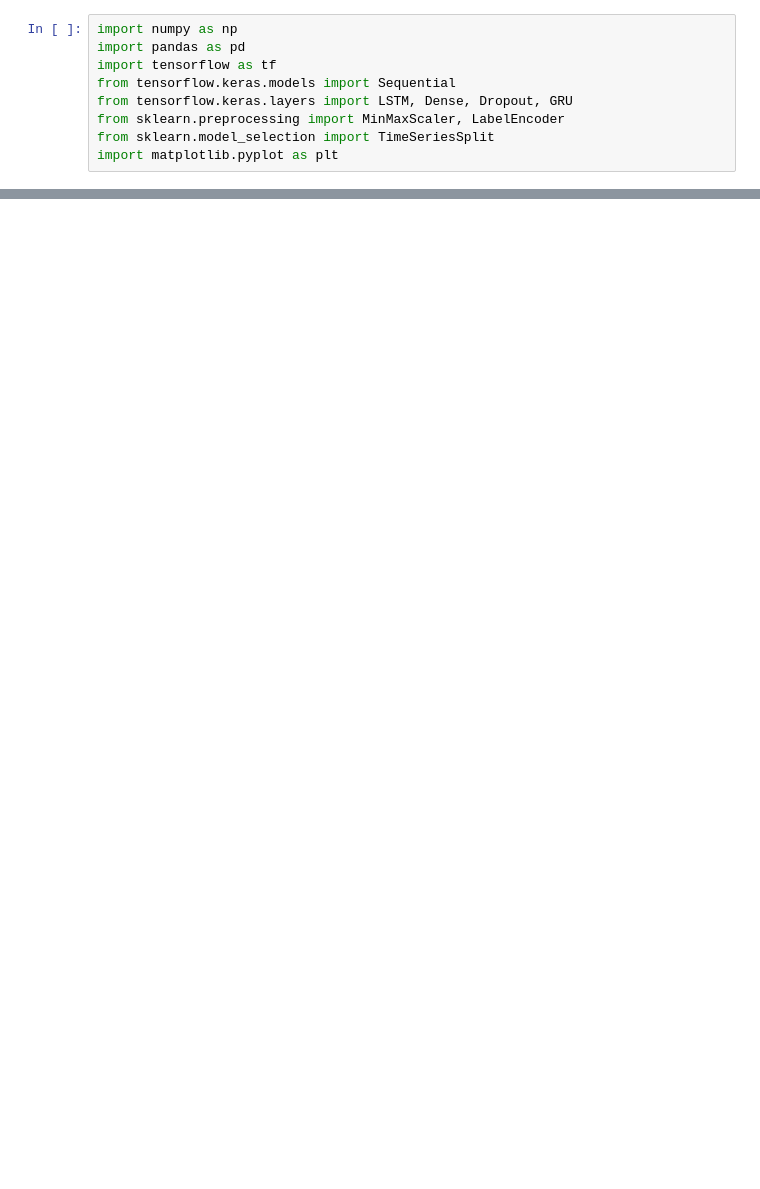
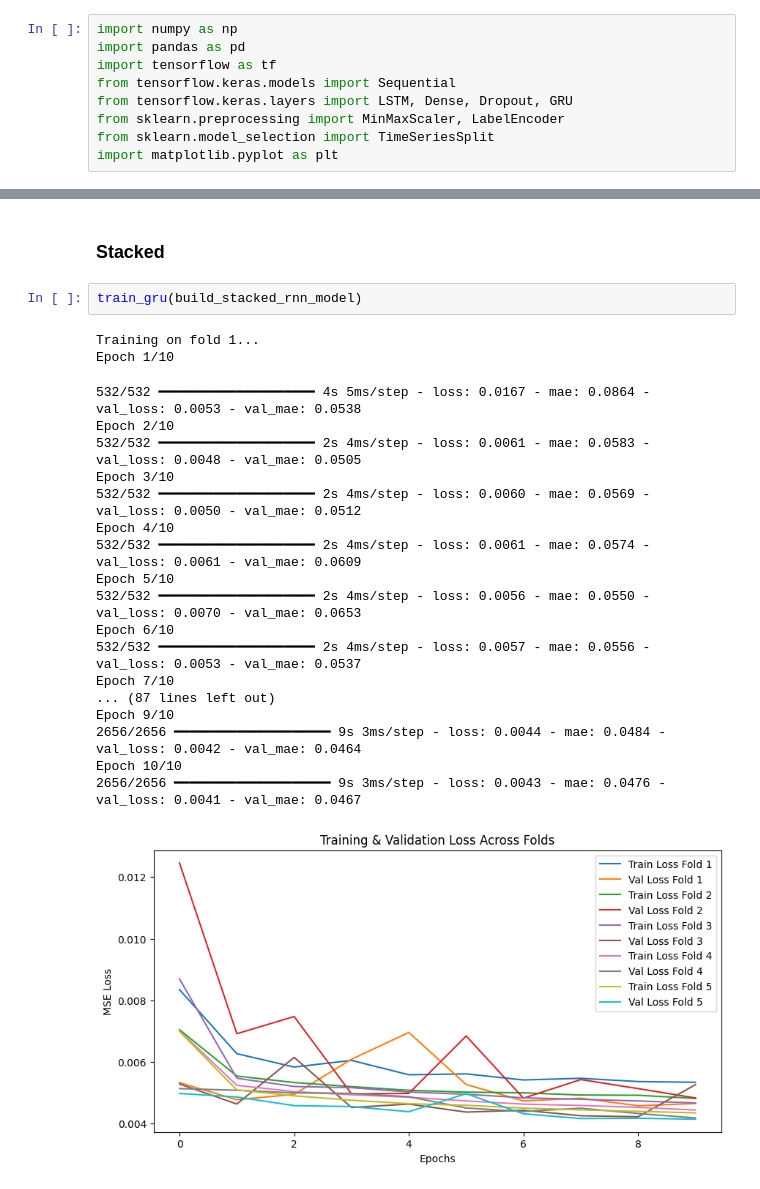
Before and after one commit to LemmaLemming/474weatherprediction, a Jupyter notebook: gru_testing_notebook.ipynb, the cells around one changed output, grey strips where cells are left out. Cells and saved outputs as stored; diff of their text form; blank space fills up the shorter version.

```diff
--- a/gru_testing_notebook.ipynb
+++ b/gru_testing_notebook.ipynb
@@ -217,0 +170,25 @@ Epoch 10/10
+# %% [markdown]
+### Stacked
+# %%
+train_gru(build_stacked_rnn_model)
+# %% [output]
+Training on fold 1...
+Epoch 1/10
+532/532 ━━━━━━━━━━━━━━━━━━━━ 4s 5ms/step - loss: 0.0167 - mae: 0.0864 - val_loss: 0.0053 - val_mae: 0.0538
+Epoch 2/10
+532/532 ━━━━━━━━━━━━━━━━━━━━ 2s 4ms/step - loss: 0.0061 - mae: 0.0583 - val_loss: 0.0048 - val_mae: 0.0505
+Epoch 3/10
+532/532 ━━━━━━━━━━━━━━━━━━━━ 2s 4ms/step - loss: 0.0060 - mae: 0.0569 - val_loss: 0.0050 - val_mae: 0.0512
+Epoch 4/10
+532/532 ━━━━━━━━━━━━━━━━━━━━ 2s 4ms/step - loss: 0.0061 - mae: 0.0574 - val_loss: 0.0061 - val_mae: 0.0609
+Epoch 5/10
+532/532 ━━━━━━━━━━━━━━━━━━━━ 2s 4ms/step - loss: 0.0056 - mae: 0.0550 - val_loss: 0.0070 - val_mae: 0.0653
+Epoch 6/10
+532/532 ━━━━━━━━━━━━━━━━━━━━ 2s 4ms/step - loss: 0.0057 - mae: 0.0556 - val_loss: 0.0053 - val_mae: 0.0537
+Epoch 7/10
+... (87 lines left out)
+Epoch 9/10
+2656/2656 ━━━━━━━━━━━━━━━━━━━━ 9s 3ms/step - loss: 0.0044 - mae: 0.0484 - val_loss: 0.0042 - val_mae: 0.0464
+Epoch 10/10
+2656/2656 ━━━━━━━━━━━━━━━━━━━━ 9s 3ms/step - loss: 0.0043 - mae: 0.0476 - val_loss: 0.0041 - val_mae: 0.0467
+[figure, added]
```
Also changed, not shown: parts of 11 cells of this notebook.
